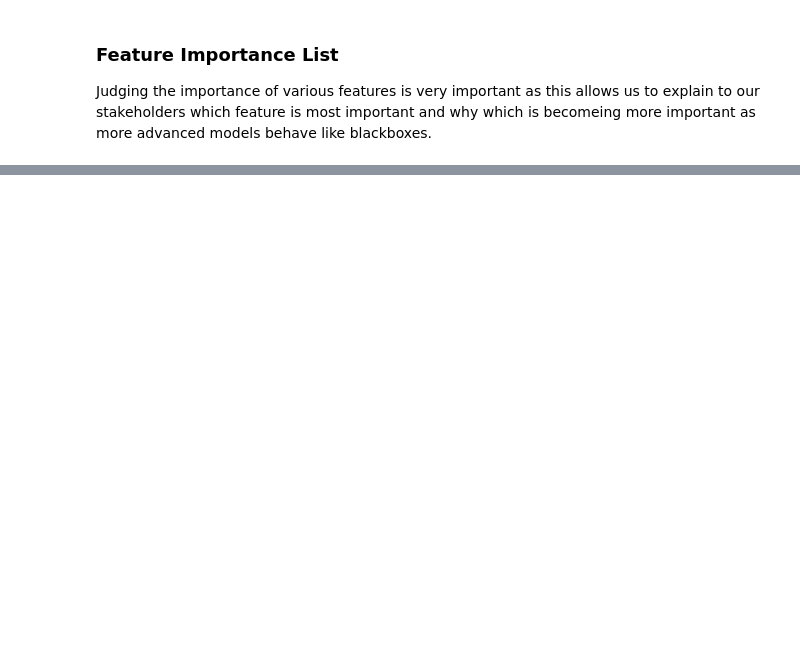
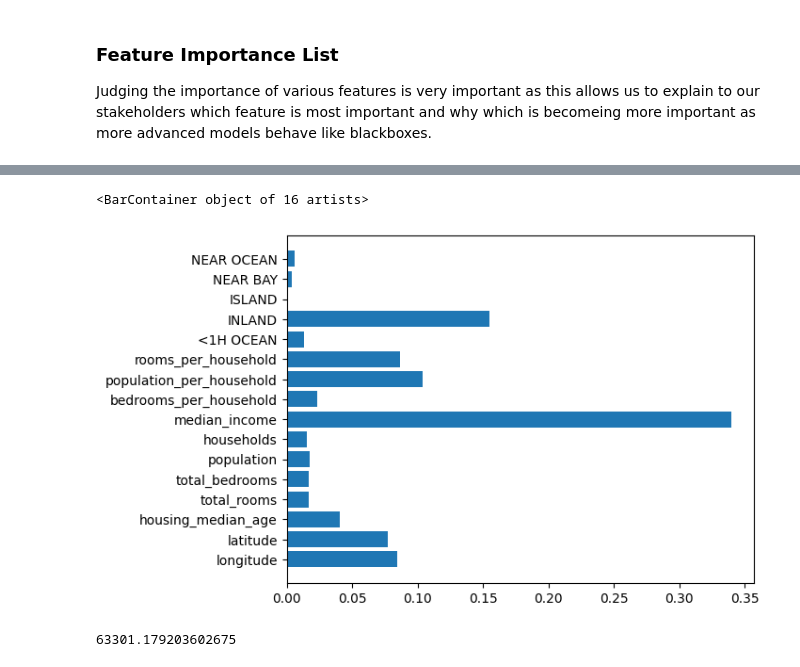
Before and after one commit to InquisitorFury/House-real-estate-prediction-, a Jupyter notebook: code.ipynb, the cells around one changed output, grey strips where cells are left out. Drawn from its saved outputs; the diff is of its cells as text; code cells hidden in the pictures; blank space fills up the shorter version.

Commit message:
completed housing predictor with linear regression, random forest

```diff
--- a/code.ipynb
+++ b/code.ipynb
@@ -738,3 +738,8 @@ lin_mae
 71328.53325778313
 # %% [markdown]
 ## Decision Tree Regressor
+# %%
+from sklearn.tree import DecisionTreeRegressor
+
+tree_reg = DecisionTreeRegressor(random_state=42)
+tree_reg.fit(train_data, train_labels)
@@ -745,2 +789,7 @@ It seems our performance above was top notch. Instead of just splitting our data
 # %% [markdown]
 ## Random Forest Regressor
+# %%
+from sklearn.ensemble import RandomForestRegressor
+
+forest_reg = RandomForestRegressor(n_estimators=100, random_state=42)
+forest_reg.fit(train_data, train_labels)
@@ -748,3 +834,19 @@ It seems our performance above was top notch. Instead of just splitting our data
 ## Fine-Tuning the Model
 
 After you pick a model or set of models that are promising, you'll need to fine-tune the hyperparameters (parameters of the model that aren't affected by training) in order to find the best ones to use for your model. You can use something called Grid Search in order to accomplish this.
+# %%
+from sklearn.model_selection import GridSearchCV
+
+param_grid = [
+    # try 12 (3×4) combinations of hyperparameters
+    {'n_estimators': [3, 10, 30], 'max_features': [2, 4, 6, 8]},
+    # then try 6 (2×3) combinations with bootstrap set as False
+    {'bootstrap': [False], 'n_estimators': [3, 10], 'max_features': [2, 3, 4]},
+  ]
+
+forest_reg = RandomForestRegressor(random_state=42)
+# train across 5 folds, that's a total of (12+6)*5=90 rounds of training
+grid_search = GridSearchCV(forest_reg, param_grid, cv=5,
+                           scoring='neg_mean_squared_error',
+                           return_train_score=True)
+grid_search.fit(train_data, train_labels)
@@ -754,0 +949,3 @@ Randomized search allows you to more easily find the hyperparameters that we're
+# %%
+feature_importances = grid_search.best_estimator_.feature_importances_
+feature_importances
@@ -758,0 +981,5 @@ Judging the importance of various features is very important as this allows us t
+# %%
+plt.barh(y=features, width=feature_importances.tolist())
+# %% [output]
+<BarContainer object of 16 artists>
+[figure, added]
@@ -758,0 +993,4 @@ Judging the importance of various features is very important as this allows us t
+# %%
+final_rmse
+# %% [output]
+63301.179203602675
```
Also changed, not shown: parts of 19 cells of this notebook.
